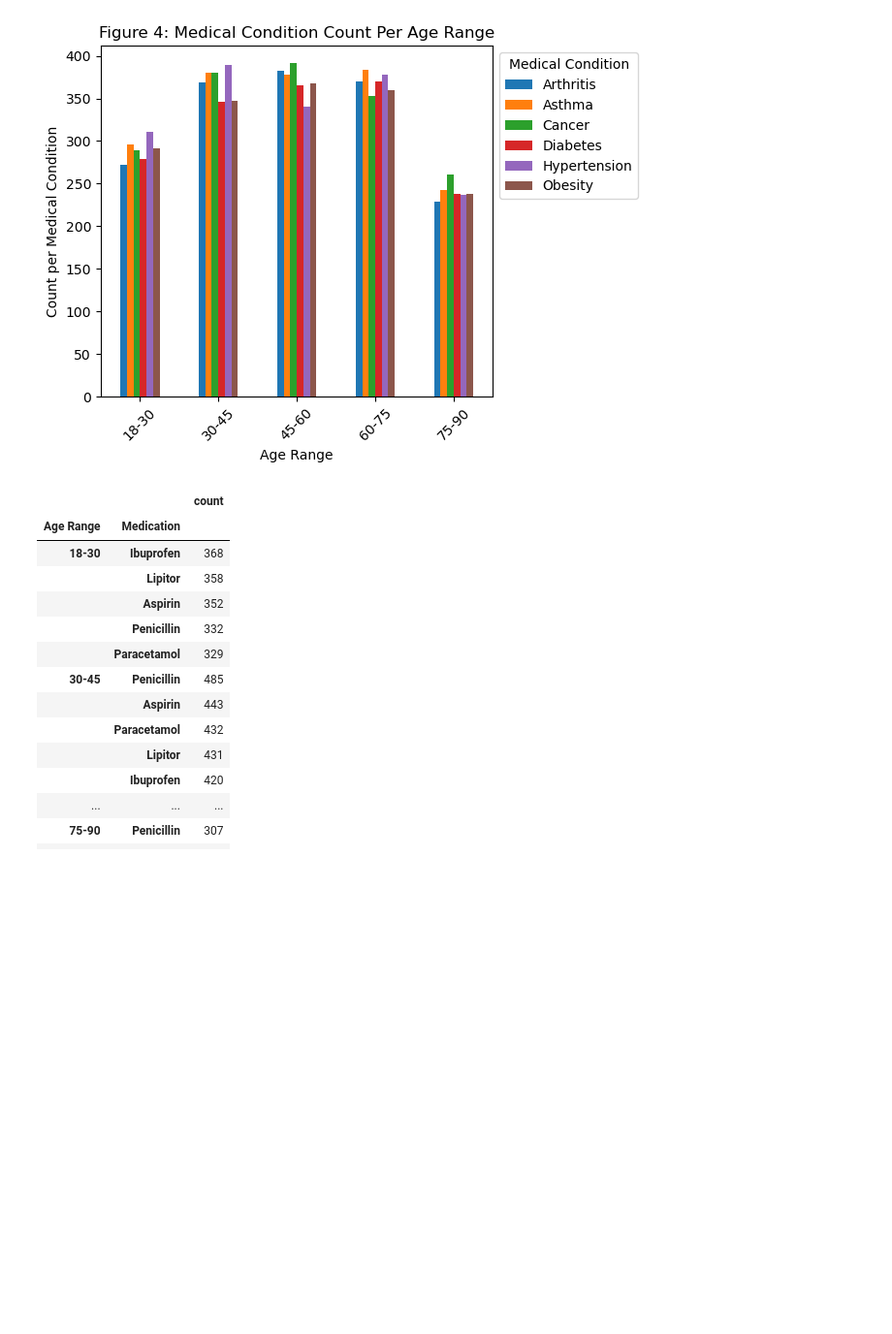
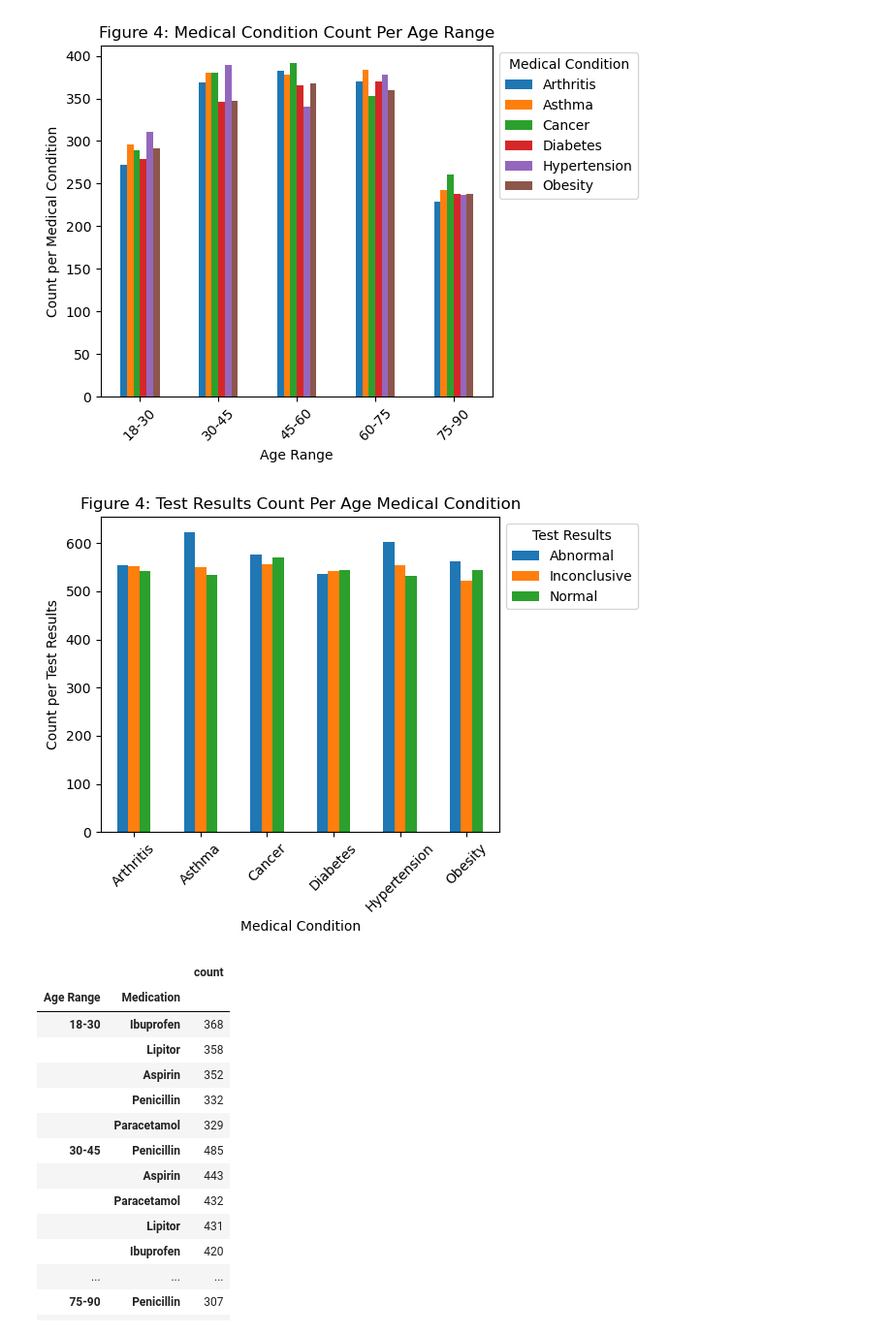
Before and after one commit to Handro4/Bootcamp-Project1, a Jupyter notebook: main.py/Healthcare.ipynb, the cells around one changed output. Shown at 97% size. Saved outputs shown, nothing was run; the diff lists cells and outputs as text; code cells hidden in the pictures; blank space fills up the shorter version.

```diff
--- a/main.py/Healthcare.ipynb
+++ b/main.py/Healthcare.ipynb
@@ -333,6 +421,21 @@ plt.tight_layout()
 plt.savefig(os.path.join(out_path, "Medical_Condition_Per_Age_Range.png"))
 # %% [output]
 [figure]
+# %%
+age_results = new_metadata.groupby("Medical Condition")["Test Results"].value_counts()
+age_results = pd.DataFrame(age_results)
+age_results['count'].unstack().plot(kind='bar')
+
+# Add labels and title
+plt.xlabel('Medical Condition')
+plt.xticks(rotation=45, ha='center')
+plt.ylabel('Count per Test Results')
+plt.title('Figure 4: Test Results Count Per Age Medical Condition')
+plt.legend(title='Test Results', bbox_to_anchor=(1, 1), loc='best')
+#plt.figure(figsize=(10, 6))
+plt.tight_layout()
+# %% [output]
+[figure, added]
 # %%
 #QUESTION 3.C
 # Wanted to look at the different types of medication used per age range
```
Also changed, not shown: parts of 7 cells of this notebook.
